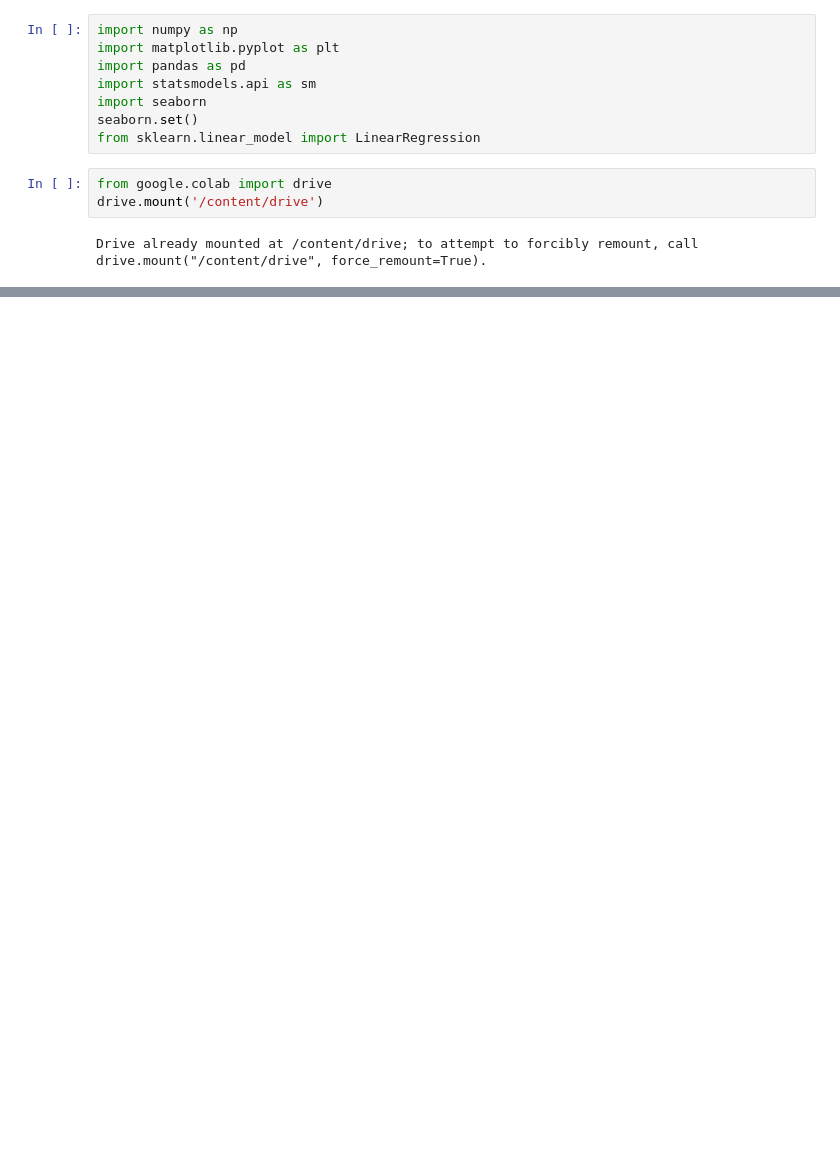
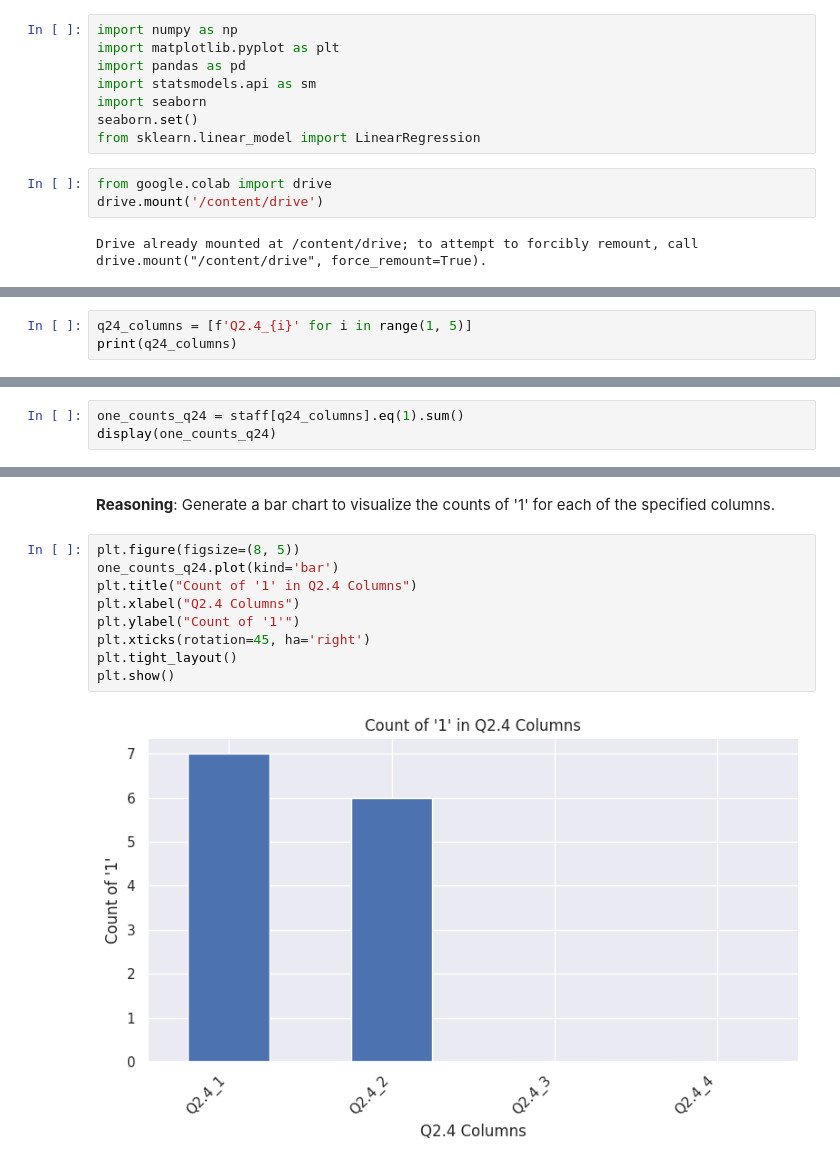
Before and after one commit to pineapple-666/Veritus-Augustin-Hackathon, a Jupyter notebook: notebook/Staff_Data_Descriptive.ipynb, the cells around one changed output, grey strips where cells are left out. Drawn from its saved outputs; the diff is of its cells as text; blank space fills up the shorter version.

```diff
--- a/notebook/Staff_Data_Descriptive.ipynb
+++ b/notebook/Staff_Data_Descriptive.ipynb
@@ -68,0 +340,3 @@ drive_df.drop([0,1])
+# %%
+q24_columns = [f'Q2.4_{i}' for i in range(1, 5)]
+print(q24_columns)
@@ -68,0 +348,3 @@ drive_df.drop([0,1])
+# %%
+one_counts_q24 = staff[q24_columns].eq(1).sum()
+display(one_counts_q24)
@@ -68,0 +358,14 @@ drive_df.drop([0,1])
+# %% [markdown]
+**Reasoning**:
+Generate a bar chart to visualize the counts of '1' for each of the specified columns.
+# %%
+plt.figure(figsize=(8, 5))
+one_counts_q24.plot(kind='bar')
+plt.title("Count of '1' in Q2.4 Columns")
+plt.xlabel("Q2.4 Columns")
+plt.ylabel("Count of '1'")
+plt.xticks(rotation=45, ha='right')
+plt.tight_layout()
+plt.show()
+# %% [output]
+[figure, added]
```
Also changed, not shown: parts of 77 cells of this notebook.
